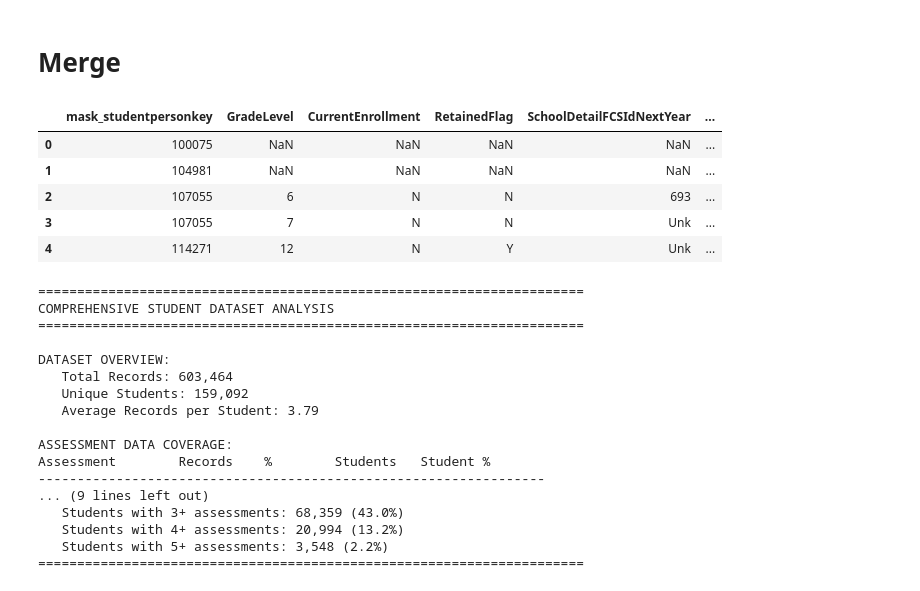
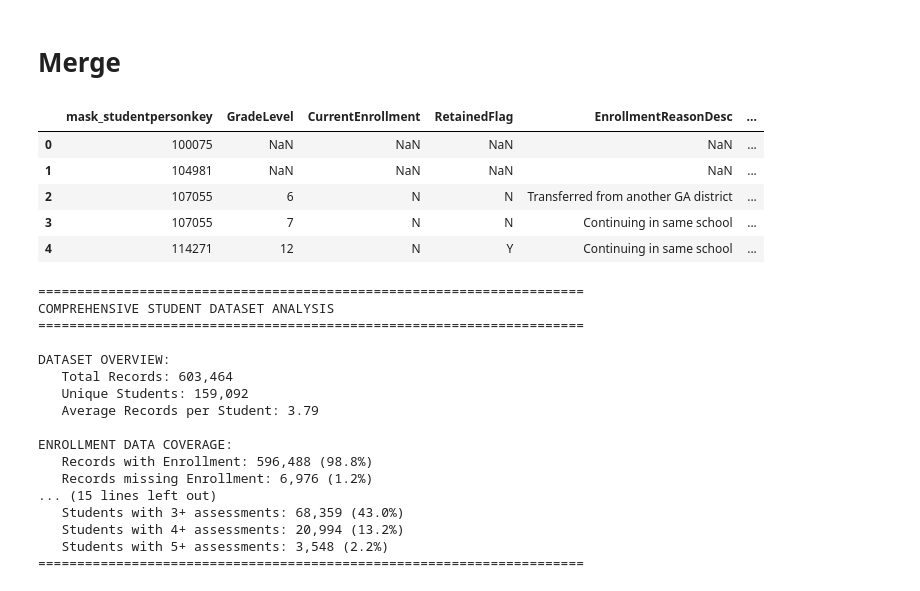
Before and after one commit to shermanpch/ai-coach, a Jupyter notebook: notebooks/create_student_profile_dataset.ipynb, the cells around one changed output. Saved outputs shown, nothing was run; the diff lists cells and outputs as text; code cells hidden in the pictures.

Commit message:
add: school name next year

```diff
--- a/notebooks/create_student_profile_dataset.ipynb
+++ b/notebooks/create_student_profile_dataset.ipynb
@@ -664,43 +664,49 @@ merged = (
         school_dim,
         on=["SchoolDetailFCSId"],
         how="left",
+    )
+    .merge(
+        school_dim.rename(columns={"SchoolDetailFCSId": "SchoolDetailFCSIdNextYear"}),
+        on=["SchoolDetailFCSIdNextYear"],
+        how="left",
+        suffixes=("", "NextYear"),
     )
     .merge(
         grad_agg_nest,
         on=["mask_studentpersonkey", "SchoolDetailFCSId", "SchoolYearId"],
         how="outer",
     )
     .merge(
         milestone_agg_nest,
         on=["mask_studentpersonkey", "SchoolDetailFCSId", "SchoolYearId"],
         how="outer",
     )
     .merge(
         illu_agg_nest,
         on=["mask_studentpersonkey", "SchoolDetailFCSId", "SchoolYearId"],
         how="outer",
     )
     .merge(
         sat_agg_nest,
         on=["mask_studentpersonkey", "SchoolDetailFCSId"],
         how="outer",
     )
     .merge(
         rit_agg_nest,
         on=["mask_studentpersonkey", "SchoolDetailFCSId"],
         how="outer",
     )
-    .drop(columns=["SchoolYearId", "SchoolDetailFCSId"])
+    .drop(columns=["SchoolYearId", "SchoolDetailFCSId", "SchoolDetailFCSIdNextYear"])
 )
 
 merged.head()
 # %% [output]
-|  | mask_studentpersonkey | GradeLevel | CurrentEnrollment | RetainedFlag | SchoolDetailFCSIdNextYear | ... |
+|  | mask_studentpersonkey | GradeLevel | CurrentEnrollment | RetainedFlag | EnrollmentReasonDesc | ... |
 | 0 | 100075 | NaN | NaN | NaN | NaN | ... |
 | 1 | 104981 | NaN | NaN | NaN | NaN | ... |
-| 2 | 107055 | 6 | N | N | 693 | ... |
-| 3 | 107055 | 7 | N | N | Unk | ... |
-| 4 | 114271 | 12 | N | Y | Unk | ... |
+| 2 | 107055 | 6 | N | N | Transferred from another GA district | ... |
+| 3 | 107055 | 7 | N | N | Continuing in same school | ... |
+| 4 | 114271 | 12 | N | Y | Continuing in same school | ... |
 # %%
 def analyze_merged_dataset(df):
     """Comprehensive analysis of the merged student dataset"""
@@ -717,6 +723,41 @@ def analyze_merged_dataset(df):
     print(f"   Total Records: {total_records:,}")
     print(f"   Unique Students: {unique_students:,}")
     print(f"   Average Records per Student: {total_records/unique_students:.2f}")
+
+    # Enrollment data coverage (missing GradeLevel indicates missing enrollment)
+    records_with_enrollment = df[~df["GradeLevel"].isnull()]
+    records_missing_enrollment = df[df["GradeLevel"].isnull()]
+    enrollment_record_count = len(records_with_enrollment)
+    missing_enrollment_record_count = len(records_missing_enrollment)
+    enrollment_record_pct = (enrollment_record_count / total_records) * 100
+    missing_enrollment_record_pct = (
+        missing_enrollment_record_count / total_records
+    ) * 100
+
+    students_with_enrollment = records_with_enrollment[
+        "mask_studentpersonkey"
+    ].nunique()
+    students_missing_enrollment = records_missing_enrollment[
+        "mask_studentpersonkey"
+    ].nunique()
+    enrollment_student_pct = (students_with_enrollment / unique_students) * 100
+    missing_enrollment_student_pct = (
+        students_missing_enrollment / unique_students
+    ) * 100
+
+    print(f"\nENROLLMENT DATA COVERAGE:")
+    print(
+        f"   Records with Enrollment: {enrollment_record_count:,} ({enrollment_record_pct:.1f}%)"
+    )
+    print(
+        f"   Records missing Enrollment: {missing_enrollment_record_count:,} ({missing_enrollment_record_pct:.1f}%)"
+    )
+    print(
+        f"   Students with Enrollment: {students_with_enrollment:,} ({enrollment_student_pct:.1f}%)"
+    )
+    print(
+        f"   Students missing Enrollment: {students_missing_enrollment:,} ({missing_enrollment_student_pct:.1f}%)"
+    )
 
     # Assessment coverage analysis
     assessments = {
@@ -771,10 +812,10 @@ DATASET OVERVIEW:
    Unique Students: 159,092
    Average Records per Student: 3.79
 
-ASSESSMENT DATA COVERAGE:
-Assessment        Records    %        Students   Student %
------------------------------------------------------------------
-... (9 lines left out)
+ENROLLMENT DATA COVERAGE:
+   Records with Enrollment: 596,488 (98.8%)
+   Records missing Enrollment: 6,976 (1.2%)
+... (15 lines left out)
    Students with 3+ assessments: 68,359 (43.0%)
    Students with 4+ assessments: 20,994 (13.2%)
    Students with 5+ assessments: 3,548 (2.2%)
```
